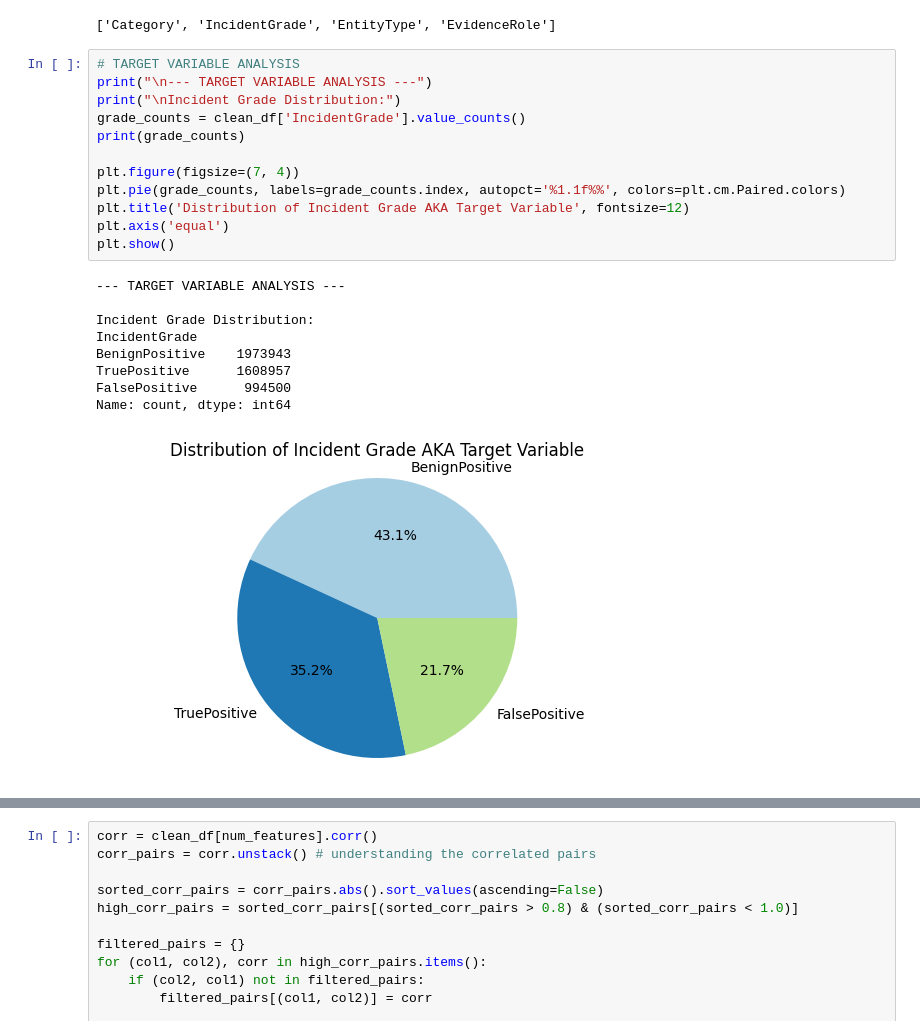
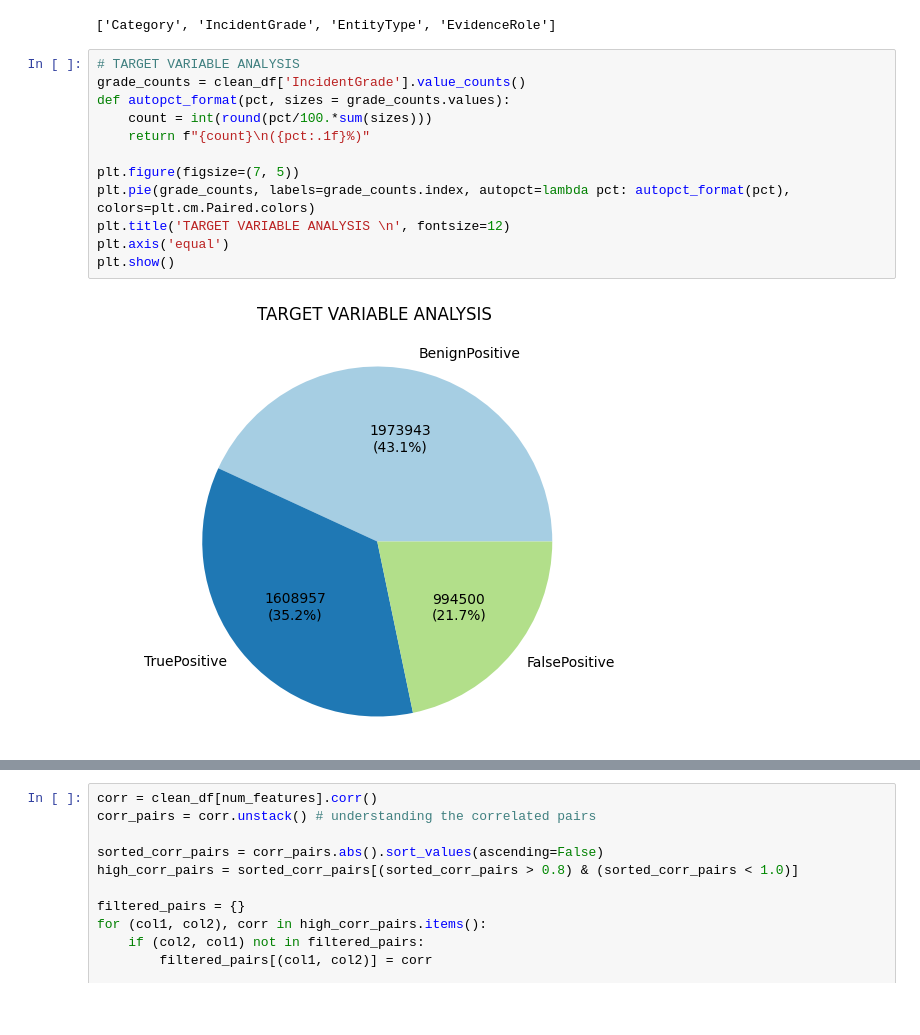
Before and after one commit to Pooja-Spandana/Guvi---Microsoft-Cybersecurity, a Jupyter notebook: Notebooks/new.ipynb, the cells around one changed output, grey strips where cells are left out. Drawn from its saved outputs; the diff is of its cells as text; blank space fills up the shorter version.

```diff
--- a/Notebooks/new.ipynb
+++ b/Notebooks/new.ipynb
@@ -237,23 +257,15 @@ cat_features
 ['Category', 'IncidentGrade', 'EntityType', 'EvidenceRole']
 # %%
 # TARGET VARIABLE ANALYSIS
-print("\n--- TARGET VARIABLE ANALYSIS ---")
-print("\nIncident Grade Distribution:")
 grade_counts = clean_df['IncidentGrade'].value_counts()
-print(grade_counts)
+def autopct_format(pct, sizes = grade_counts.values):
+    count = int(round(pct/100.*sum(sizes)))
+    return f"{count}\n({pct:.1f}%)"
 
-plt.figure(figsize=(7, 4))
-plt.pie(grade_counts, labels=grade_counts.index, autopct='%1.1f%%', colors=plt.cm.Paired.colors)
-plt.title('Distribution of Incident Grade AKA Target Variable', fontsize=12)
+plt.figure(figsize=(7, 5))
+plt.pie(grade_counts, labels=grade_counts.index, autopct=lambda pct: autopct_format(pct), colors=plt.cm.Paired.colors)
+plt.title('TARGET VARIABLE ANALYSIS \n', fontsize=12)
 plt.axis('equal')
 plt.show()
 # %% [output]
---- TARGET VARIABLE ANALYSIS ---
-
-Incident Grade Distribution:
-IncidentGrade
-BenignPositive    1973943
-TruePositive      1608957
-FalsePositive      994500
-Name: count, dtype: int64
-[figure, old version]
+[figure, new version]
```
Also changed, not shown: parts of 16 cells of this notebook.
